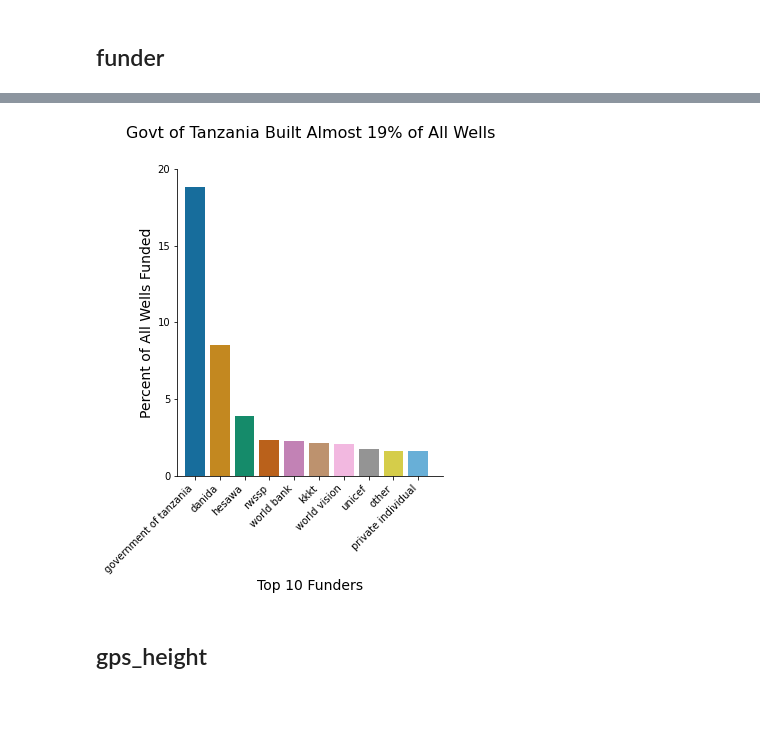
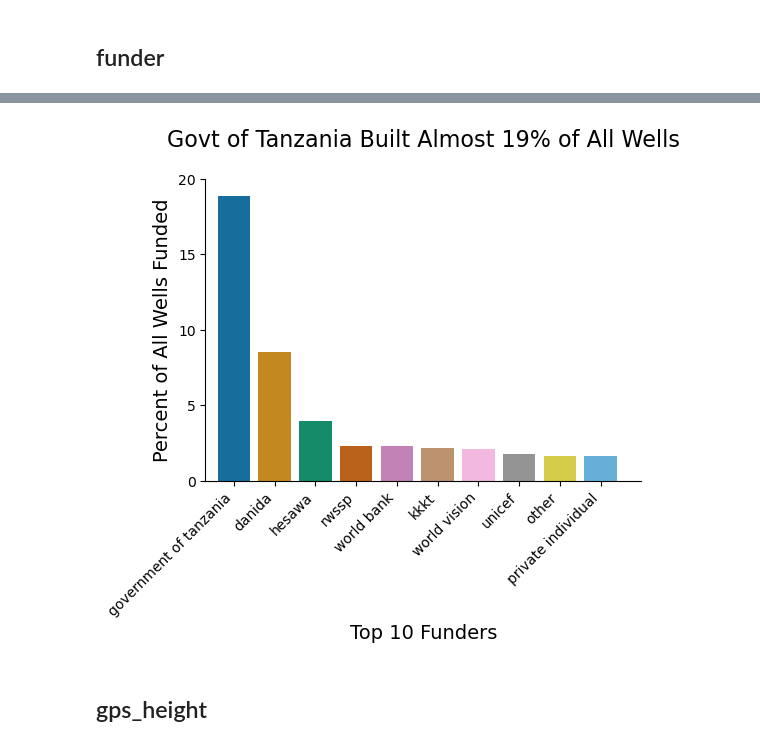
Before and after one commit to kurteulau/pump-it-up, a Jupyter notebook: notebooks/EDA_cleaning.ipynb, the cells around one changed output, grey strips where cells are left out. Drawn from its saved outputs; the diff is of its cells as text; code cells hidden in the pictures; blank space fills up the shorter version.

```diff
--- a/notebooks/EDA_cleaning.ipynb
+++ b/notebooks/EDA_cleaning.ipynb
@@ -85,10 +90,12 @@ construction_year 20709
 # %%
 # Majority of wells are 'functional' and only a few are 'functional needs repair'
+sns.reset_defaults()
+sns.set_palette('colorblind')
 label_dist = train_labels['status_group'].value_counts(normalize=True)
 plt.pie(label_dist,
         labels = label_dist.index,
-        colors = ['yellowgreen', 'salmon', 'khaki'],
+        colors = [colorblind_green, colorblind_red, colorblind_yellow],
         autopct='%.0f%%')
-plt.title('Majority of wells are functional', size=14)
+plt.title('Majority of Wells are Functional', size=14)
 plt.show()
 # %% [output]
@@ -150,21 +145,23 @@ top_ten_funders['funder'] = top_ten_funders.index
 # %%
 sns.catplot(data=top_ten_funders,
             x='funder',
             y='percent_funded',
             kind='bar',
-            ci=None)
+            ci=None,
+            height=3.75,
+            aspect=1.5)
 plt.title('Govt of Tanzania Built Almost 19% of All Wells',
           size=16,
           y=1.08)
 plt.xlabel('Top 10 Funders', size=14)
 plt.xticks(rotation=45, ha='right')
 plt.xlim(-0.7, top_ten_funders.shape[0])
 plt.ylabel('Percent of All Wells Funded', size=14)
 plt.ylim(0, 20)
 plt.yticks([0, 5, 10, 15, 20])
 plt.show()
 # %% [output]
-[figure, old version]
+[figure, new version]
 # %% [markdown]
 ## gps_height
 # %%
```
Also changed, not shown: parts of 8 cells of this notebook.
